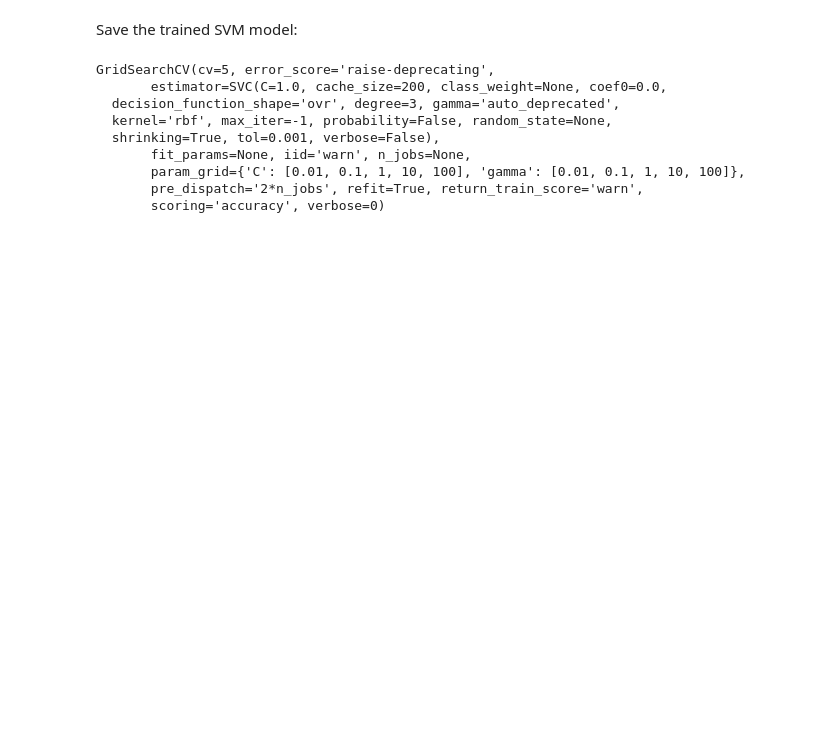
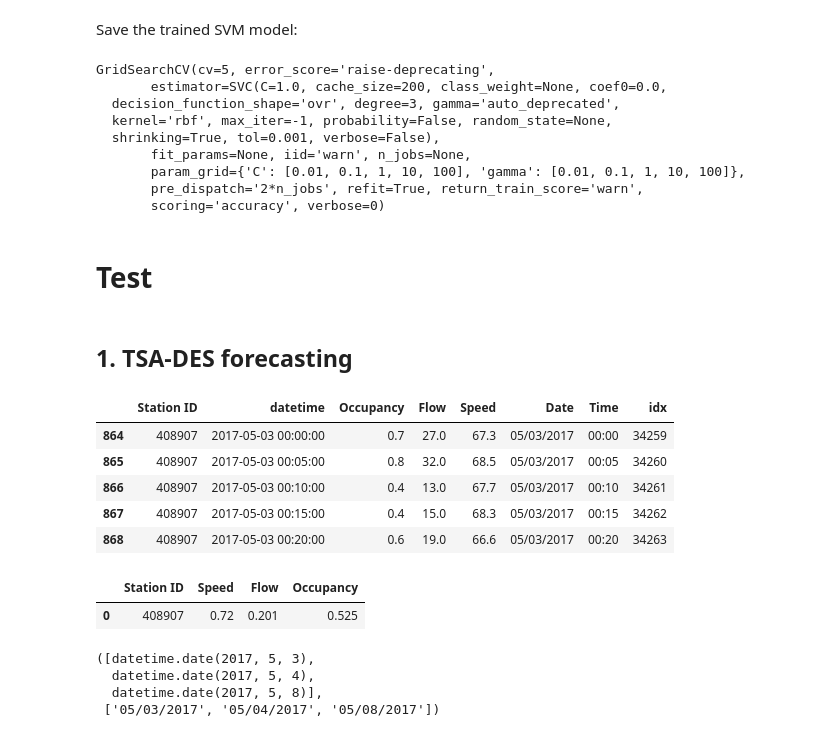
Before and after one commit to hy-lei/A-Hybrid-Approach-for-AID, a Jupyter notebook: TSA-DES_SVM.ipynb, the cells around one changed output. Cells and saved outputs as stored; diff of their text form; code cells hidden in the pictures; blank space fills up the shorter version.

```diff
--- a/TSA-DES_SVM.ipynb
+++ b/TSA-DES_SVM.ipynb
@@ -1632,3 +1648,28 @@ GridSearchCV(cv=5, error_score='raise-deprecating',
        param_grid={'C': [0.01, 0.1, 1, 10, 100], 'gamma': [0.01, 0.1, 1, 10, 100]},
        pre_dispatch='2*n_jobs', refit=True, return_train_score='warn',
        scoring='accuracy', verbose=0)
+# %% [markdown]
+# Test
+# %% [markdown]
+## 1. TSA-DES forecasting
+# %%
+df_test.head()
+# %% [output]
+|  | Station ID | datetime | Occupancy | Flow | Speed | Date | Time | idx |
+| 864 | 408907 | 2017-05-03 00:00:00 | 0.7 | 27.0 | 67.3 | 05/03/2017 | 00:00 | 34259 |
+| 865 | 408907 | 2017-05-03 00:05:00 | 0.8 | 32.0 | 68.5 | 05/03/2017 | 00:05 | 34260 |
+| 866 | 408907 | 2017-05-03 00:10:00 | 0.4 | 13.0 | 67.7 | 05/03/2017 | 00:10 | 34261 |
+| 867 | 408907 | 2017-05-03 00:15:00 | 0.4 | 15.0 | 68.3 | 05/03/2017 | 00:15 | 34262 |
+| 868 | 408907 | 2017-05-03 00:20:00 | 0.6 | 19.0 | 66.6 | 05/03/2017 | 00:20 | 34263 |
+# %%
+best_alphas_df.loc[best_alphas_df['Station ID'] == 408907]
+# %% [output]
+|  | Station ID | Speed | Flow | Occupancy |
+| 0 | 408907 | 0.72 | 0.201 | 0.525 |
+# %%
+dates_test[0:3], dates_test_str[0:3]
+# %% [output]
+([datetime.date(2017, 5, 3),
+  datetime.date(2017, 5, 4),
+  datetime.date(2017, 5, 8)],
+ ['05/03/2017', '05/04/2017', '05/08/2017'])
```
Also changed, not shown: parts of 27 cells of this notebook.
